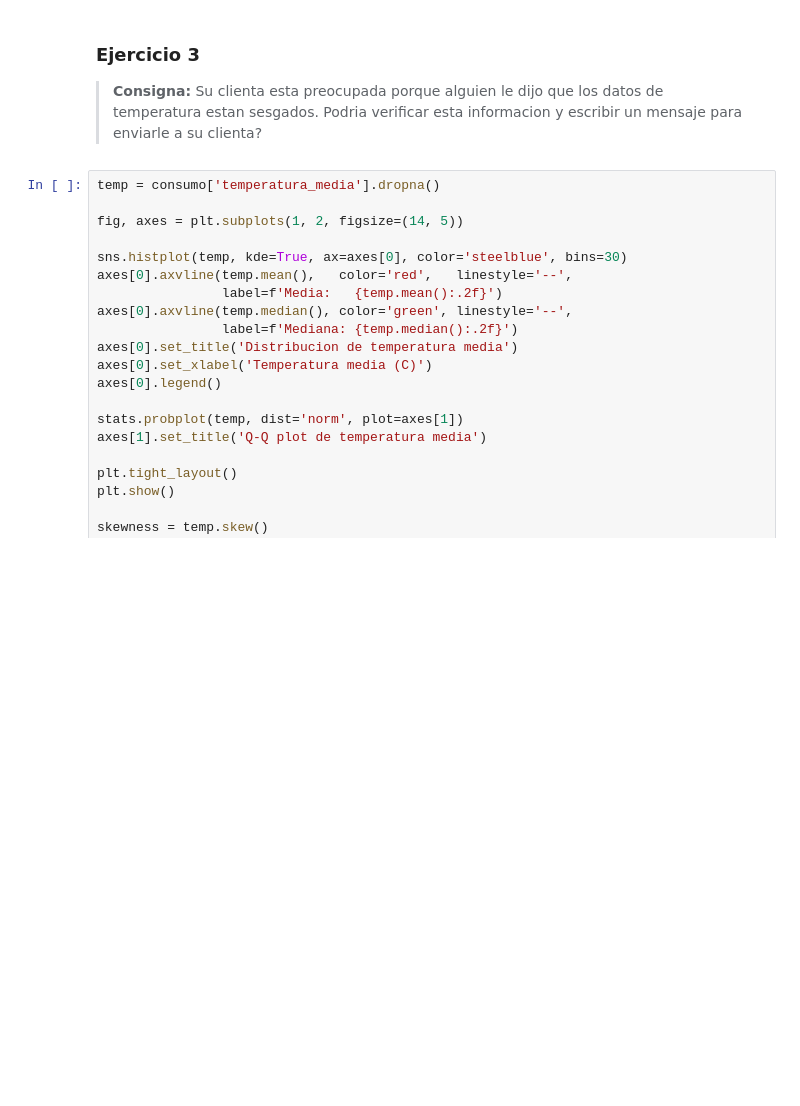
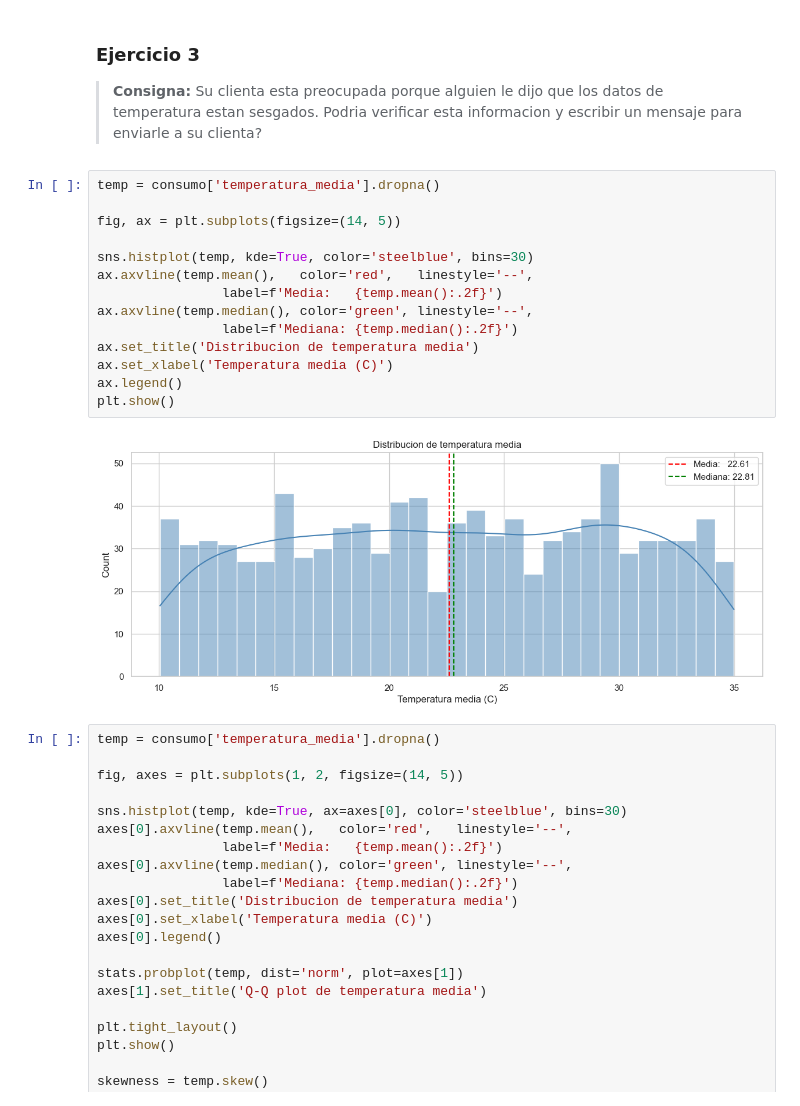
Before and after one commit to josiascs7/Fundamentos-de-Ciencia-de-Datos, a Jupyter notebook: Parciales/Modelo de Examen 1/examen_1_consumo_energetico.ipynb, the cells around one changed output. Cells and saved outputs as stored; diff of their text form; blank space fills up the shorter version.

```diff
--- a/Parciales/Modelo de Examen 1/examen_1_consumo_energetico.ipynb
+++ b/Parciales/Modelo de Examen 1/examen_1_consumo_energetico.ipynb
@@ -162,6 +215,22 @@ el consumo energetico.
 
 > **Consigna:** Su clienta esta preocupada porque alguien le dijo que los datos de temperatura estan
 > sesgados. Podria verificar esta informacion y escribir un mensaje para enviarle a su clienta?
+# %%
+temp = consumo['temperatura_media'].dropna()
+
+fig, ax = plt.subplots(figsize=(14, 5))
+
+sns.histplot(temp, kde=True, color='steelblue', bins=30)
+ax.axvline(temp.mean(),   color='red',   linestyle='--',
+                label=f'Media:   {temp.mean():.2f}')
+ax.axvline(temp.median(), color='green', linestyle='--',
+                label=f'Mediana: {temp.median():.2f}')
+ax.set_title('Distribucion de temperatura media')
+ax.set_xlabel('Temperatura media (C)')
+ax.legend()
+plt.show()
+# %% [output]
+[figure, added]
 # %%
 temp = consumo['temperatura_media'].dropna()
 
```
Also changed, not shown: parts of 14 cells of this notebook.
